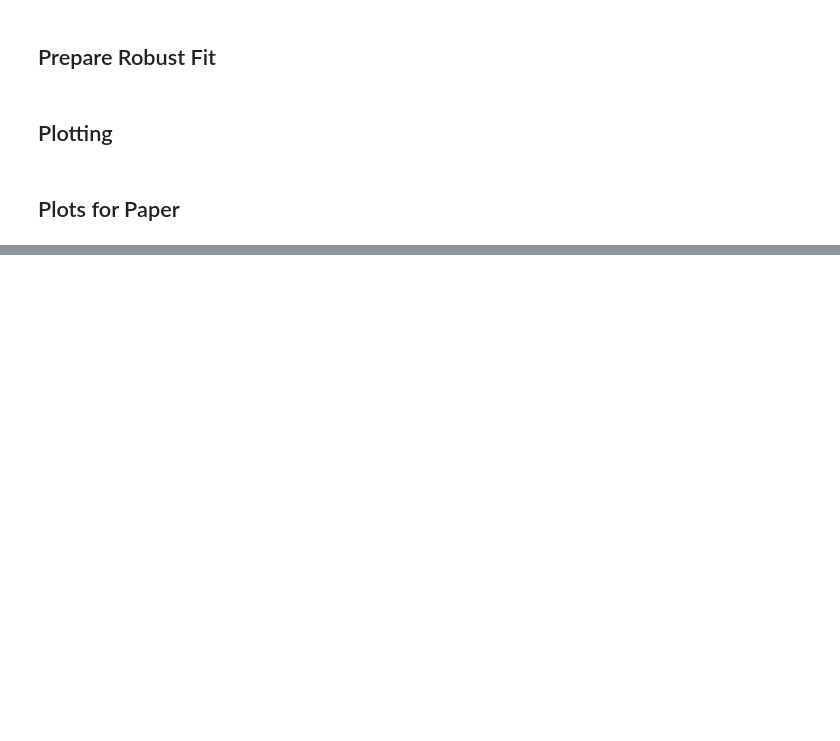
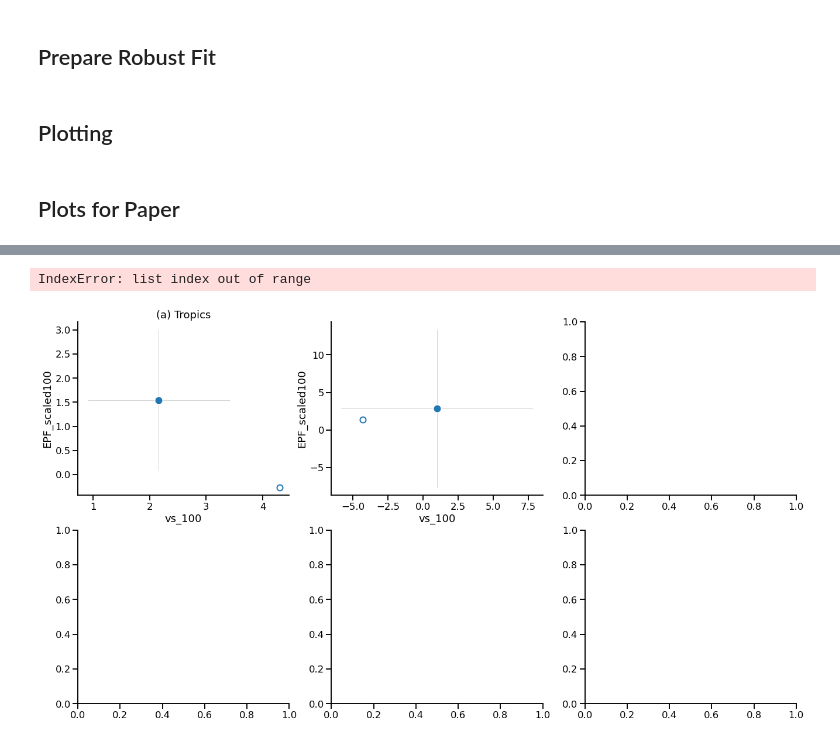
Before and after one commit to fsenf/nbook.2022-11_WiFi-AUS_Circ-Feedbacks, a Jupyter notebook: nbooks/09-Residual-Circulation-at-100hPa.ipynb, the cells around one changed output, grey strips where cells are left out. Cells and saved outputs as stored; diff of their text form; code cells hidden in the pictures; blank space fills up the shorter version.

```diff
--- a/nbooks/09-Residual-Circulation-at-100hPa.ipynb
+++ b/nbooks/09-Residual-Circulation-at-100hPa.ipynb
@@ -641,0 +750,30 @@ plt.savefig('../pics/res-circ-at-100hPa', dpi = 600)
+# %%
+fig, axs = plt.subplots( ncols = 3, nrows = 2, figsize = (22,12))
+
+
+#####################################################
+title = 'Residual Meridional Velocity at 100 hPa'
+#####################################################
+
+plot_vars_against_eachother( 'vs_100', 'EPF_scaled100',  rangelabels = rangelabels, sharex = False, sharey = False,
+                             scale1 = 1e2, scale2 = 1e2, axs = axs[0,:])
+#plt.gcf().subplots_adjust( wspace = 1.0)
+
+nicify( xlabel = '$\Delta v^*$ / (cm s${}^{-1}$)',
+        ylabel = r'$\Delta \left(-\frac{\nabla\cdot\mathbf{F}_\mathrm{EP}}{f\;a\,\cos\varphi} \right)$ / (cm s${}^{-1}$)', axs = axs[0,:] )
+plt.figtext(0.5, 0.84, title, fontsize = 22, fontweight = 'bold', ha = 'center' )
+
+
+#####################################################
+title = 'Residual Vertical Velocity at 100 hPa'
+#####################################################
+
+plot_vars_against_eachother( 'oms_100', 'rhs_100',  rangelabels = rangelabels,sharex = False, sharey = False,
+                             scale1 = 1e-2 * day, axs = axs[1,:], iabc = 3 )
+#plt.gcf().subplots_adjust( wspace = 1.0)
+
+nicify( xlabel = '$\Delta\omega^*$ / (hPa day${}^{-1}$)', ylabel = r'$\Delta\left(Q_\mathrm{rad}\right)$ / (K  day${}^{-1}$)',  ylab_size = 18, axs = axs[1,:] )
+plt.figtext(0.5, 0.43, title, fontsize = 22, fontweight = 'bold', ha = 'center' )
+# %% [output]
+IndexError: list index out of range
+[figure, added]
```
Also changed, not shown: parts of 13 cells of this notebook, 5 other files.
